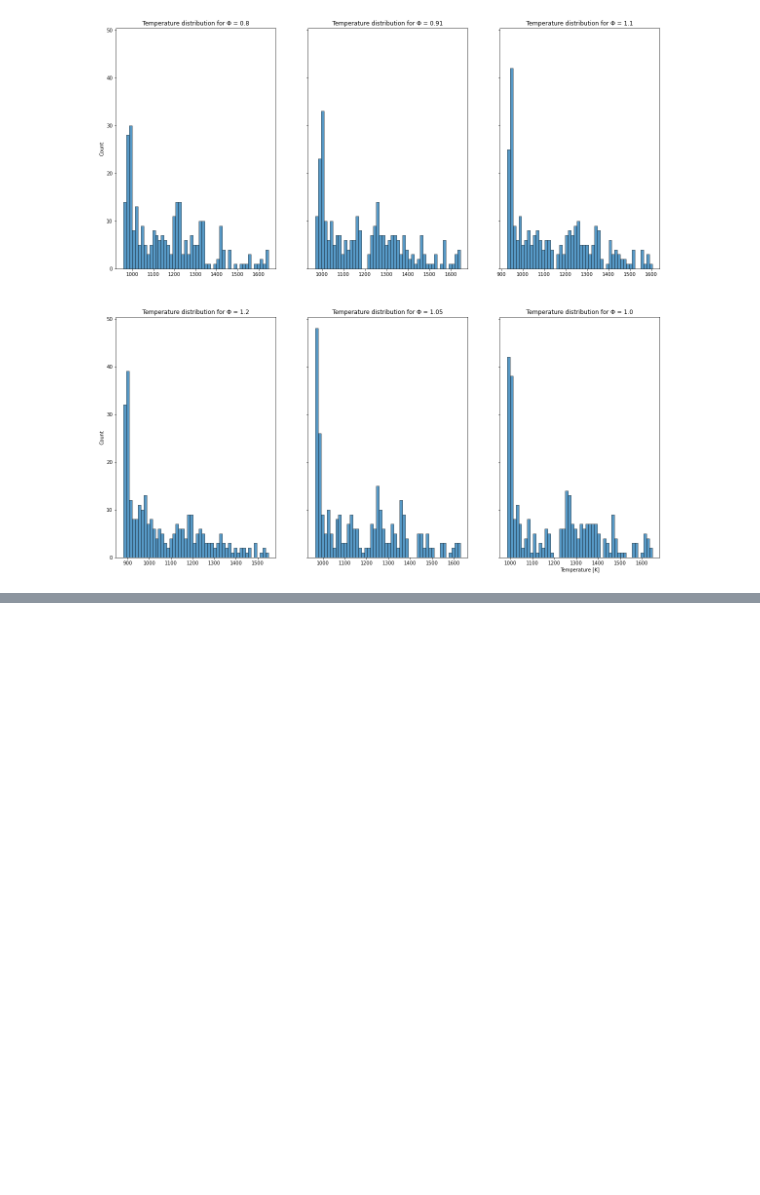
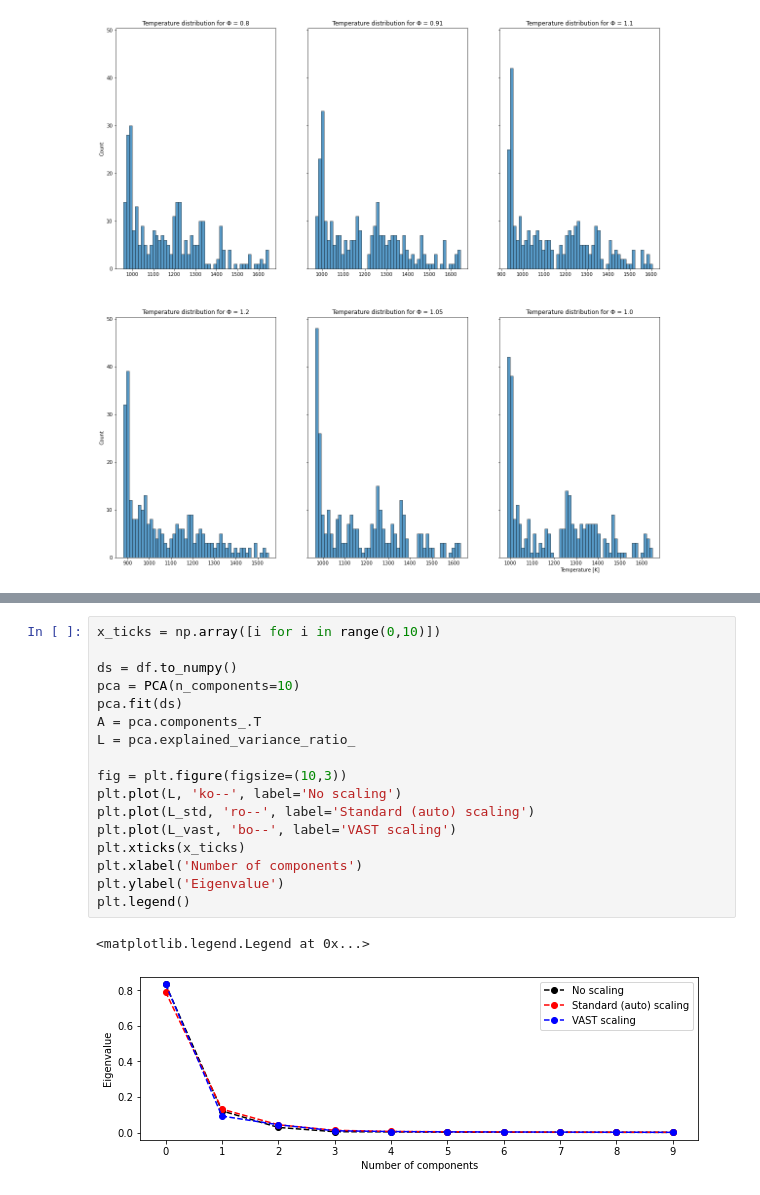
Before and after one commit to alesspiscopo/Data-Driven-MILD, a Jupyter notebook: Benzene.ipynb, the cells around one changed output, grey strips where cells are left out. Drawn from its saved outputs; the diff is of its cells as text; blank space fills up the shorter version.

```diff
--- a/Benzene.ipynb
+++ b/Benzene.ipynb
@@ -155,0 +231,20 @@ Text(0, 0.5, 'Temperature [K]')
+# %%
+x_ticks = np.array([i for i in range(0,10)])
+
+ds = df.to_numpy()
+pca = PCA(n_components=10)
+pca.fit(ds)
+A = pca.components_.T
+L = pca.explained_variance_ratio_
+
+fig = plt.figure(figsize=(10,3))
+plt.plot(L, 'ko--', label='No scaling')
+plt.plot(L_std, 'ro--', label='Standard (auto) scaling')
+plt.plot(L_vast, 'bo--', label='VAST scaling')
+plt.xticks(x_ticks)
+plt.xlabel('Number of components')
+plt.ylabel('Eigenvalue')
+plt.legend()
+# %% [output]
+<matplotlib.legend.Legend at 0x...>
+[figure, added]
```
Also changed, not shown: parts of 12 cells of this notebook.
